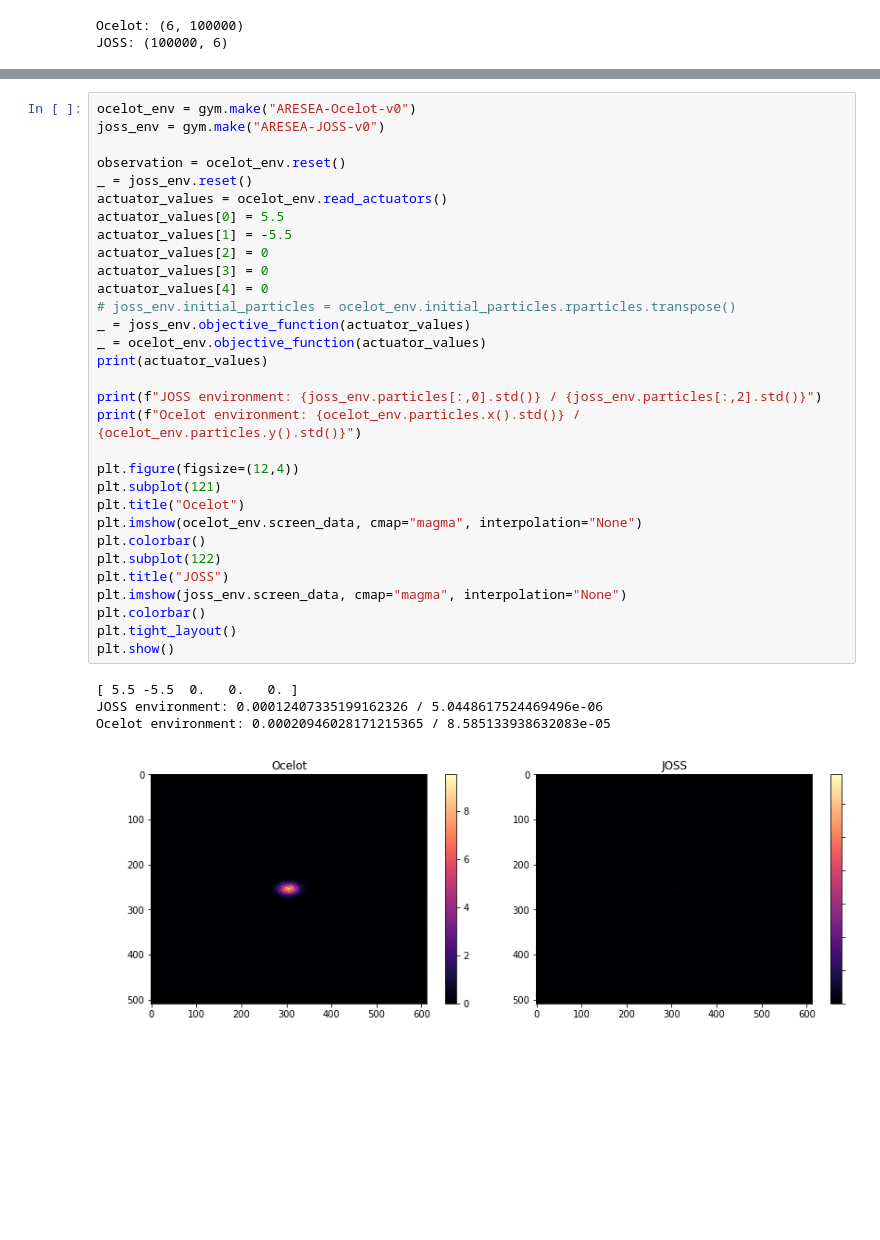
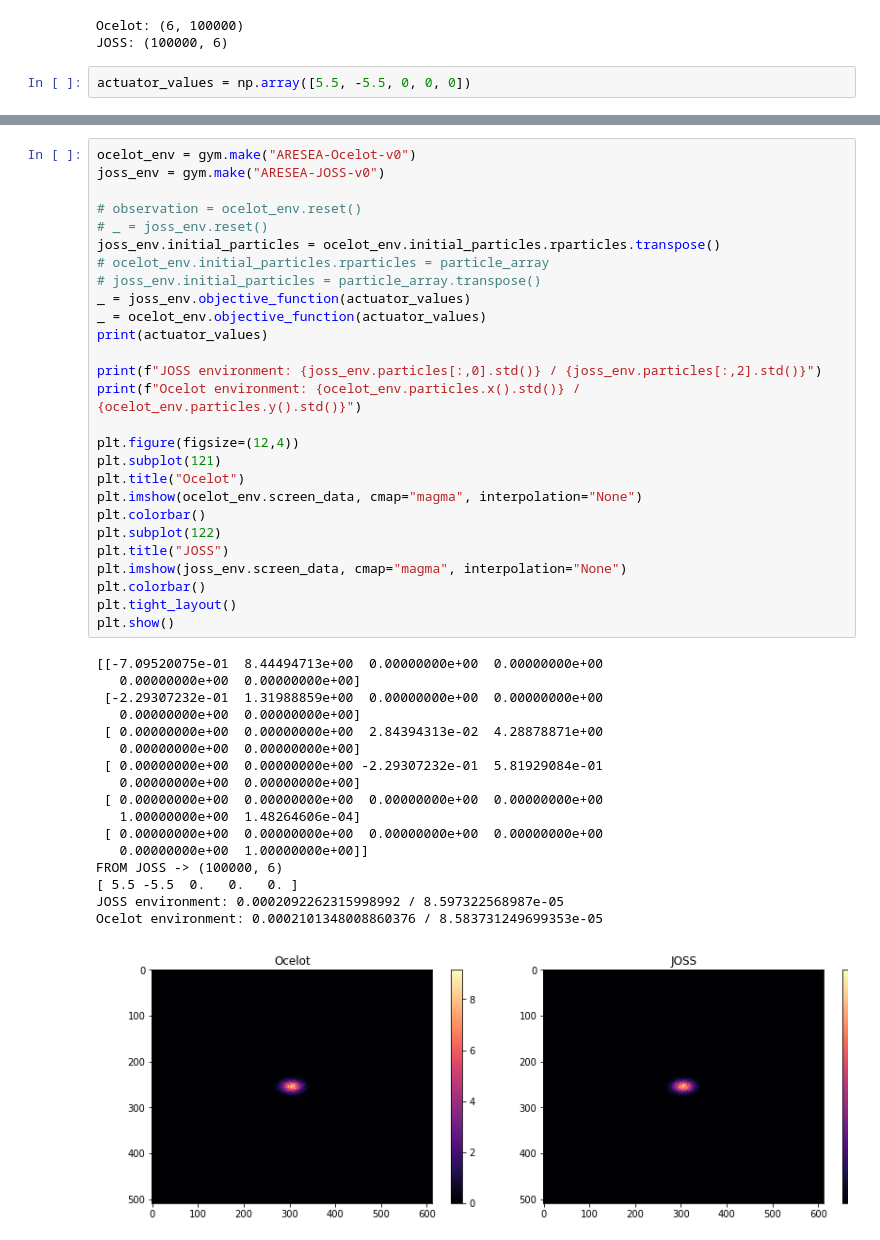
Before and after one commit to desy-ml/cheetah, a Jupyter notebook: ocelot_vs_joss.ipynb, the cells around one changed output, grey strips where cells are left out. Saved outputs shown, nothing was run; the diff lists cells and outputs as text; blank space fills up the shorter version.

```diff
--- a/ocelot_vs_joss.ipynb
+++ b/ocelot_vs_joss.ipynb
@@ -18,3 +18,5 @@ print(f"JOSS: {joss.generate_particles(n=int(1e+5), sigma_x=175e-6, sigma_y=175e
 # %% [output]
 Ocelot: (6, 100000)
 JOSS: (100000, 6)
+# %%
+actuator_values = np.array([5.5, -5.5, 0, 0, 0])
@@ -21,36 +79,45 @@ JOSS: (100000, 6)
 # %%
 ocelot_env = gym.make("ARESEA-Ocelot-v0")
 joss_env = gym.make("ARESEA-JOSS-v0")
 
-observation = ocelot_env.reset()
-_ = joss_env.reset()
-actuator_values = ocelot_env.read_actuators()
-actuator_values[0] = 5.5
-actuator_values[1] = -5.5
-actuator_values[2] = 0
-actuator_values[3] = 0
-actuator_values[4] = 0
-# joss_env.initial_particles = ocelot_env.initial_particles.rparticles.transpose()
+# observation = ocelot_env.reset()
+# _ = joss_env.reset()
+joss_env.initial_particles = ocelot_env.initial_particles.rparticles.transpose()
+# ocelot_env.initial_particles.rparticles = particle_array
+# joss_env.initial_particles = particle_array.transpose()
 _ = joss_env.objective_function(actuator_values)
 _ = ocelot_env.objective_function(actuator_values)
 print(actuator_values)
 
 print(f"JOSS environment: {joss_env.particles[:,0].std()} / {joss_env.particles[:,2].std()}")
 print(f"Ocelot environment: {ocelot_env.particles.x().std()} / {ocelot_env.particles.y().std()}")
 
 plt.figure(figsize=(12,4))
 plt.subplot(121)
 plt.title("Ocelot")
 plt.imshow(ocelot_env.screen_data, cmap="magma", interpolation="None")
 plt.colorbar()
 plt.subplot(122)
 plt.title("JOSS")
 plt.imshow(joss_env.screen_data, cmap="magma", interpolation="None")
 plt.colorbar()
 plt.tight_layout()
 plt.show()
 # %% [output]
+[[-7.09520075e-01  8.44494713e+00  0.00000000e+00  0.00000000e+00
+   0.00000000e+00  0.00000000e+00]
+ [-2.29307232e-01  1.31988859e+00  0.00000000e+00  0.00000000e+00
+   0.00000000e+00  0.00000000e+00]
+ [ 0.00000000e+00  0.00000000e+00  2.84394313e-02  4.28878871e+00
+   0.00000000e+00  0.00000000e+00]
+ [ 0.00000000e+00  0.00000000e+00 -2.29307232e-01  5.81929084e-01
+   0.00000000e+00  0.00000000e+00]
+ [ 0.00000000e+00  0.00000000e+00  0.00000000e+00  0.00000000e+00
+   1.00000000e+00  1.48264606e-04]
+ [ 0.00000000e+00  0.00000000e+00  0.00000000e+00  0.00000000e+00
+   0.00000000e+00  1.00000000e+00]]
+FROM JOSS -> (100000, 6)
 [ 5.5 -5.5  0.   0.   0. ]
-JOSS environment: 0.00012407335199162326 / 5.0448617524469496e-06
-Ocelot environment: 0.00020946028171215365 / 8.585133938632083e-05
+JOSS environment: 0.0002092262315998992 / 8.597322568987e-05
+Ocelot environment: 0.0002101348008860376 / 8.583731249699353e-05
-[figure, old version]
+[figure, new version]
```
Also changed, not shown: parts of 5 cells of this notebook, 1 other file.
